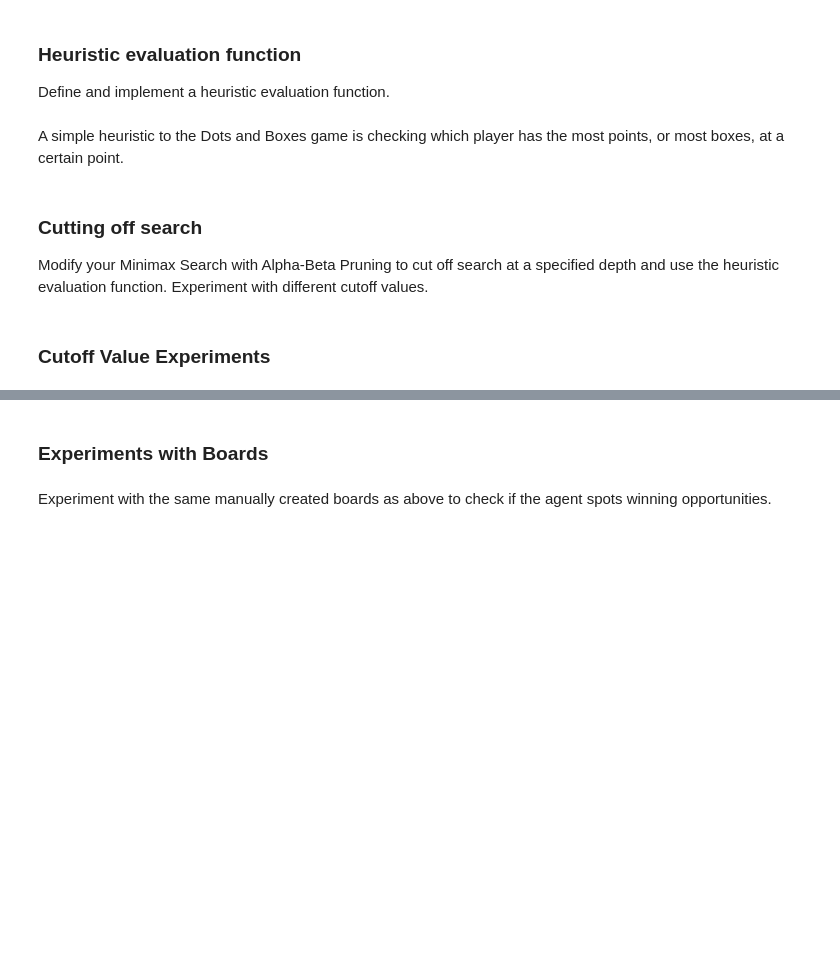
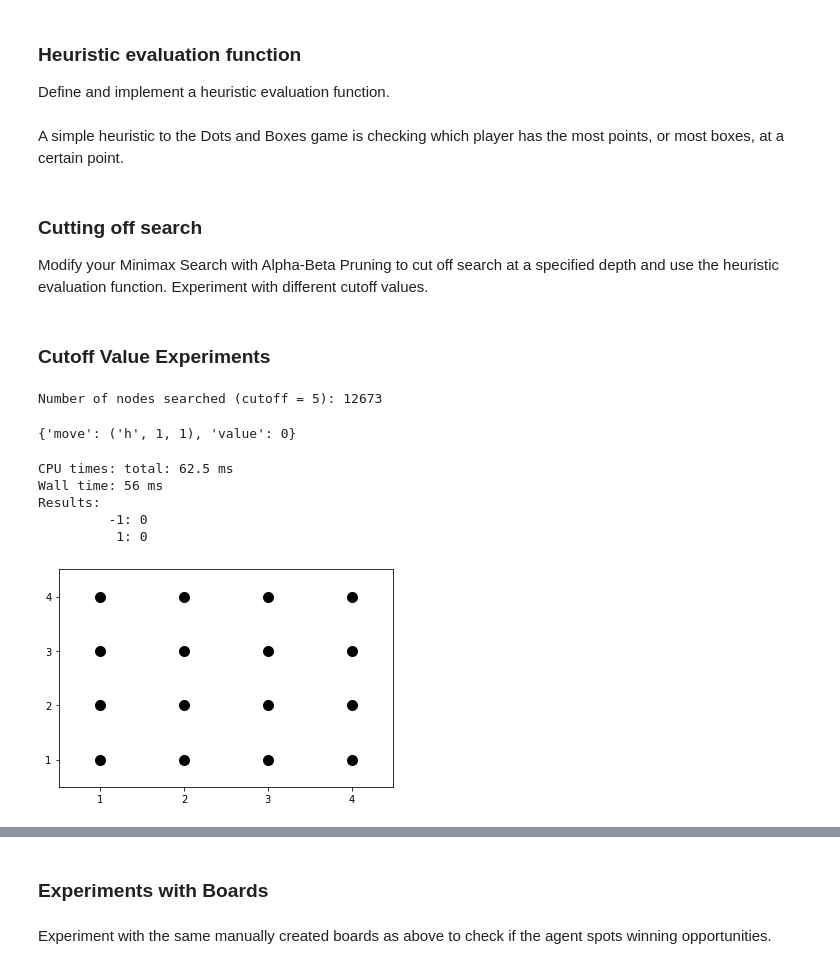
Before and after one commit to diogo-fae/dots-and-boxes, a Jupyter notebook: Attempt2.ipynb, the cells around one changed output, grey strips where cells are left out. Drawn from its saved outputs; the diff is of its cells as text; code cells hidden in the pictures; blank space fills up the shorter version.

Commit message:
Missing Best First Move and Part 1

```diff
--- a/Attempt2.ipynb
+++ b/Attempt2.ipynb
@@ -680,21 +686,23 @@ __Notes:__
 # %% [markdown]
 ### Algorithm
 # %%
-DEBUG = 0
-DEPTH = 0
+DEBUG = 1
+COUNT = 0
 
 def alpha_beta_search(state, player=1):
-    global DEBUG, DEPTH
+    global DEBUG, COUNT
     state = state.copy()
 
     val, move = max_value(state, player, -np.inf, np.inf)
+
+    if DEBUG >= 1: print(f"Number of nodes searched: {COUNT}")
 
     if DEBUG >= 0: return {'move': move, 'value': val}
     else: return move
 
 def max_value(state, player, alpha, beta, prevAction=None):
-    global DEBUG, DEPTH
-    if DEBUG >= 1: print('Depth: ', DEPTH)
+    global DEBUG, COUNT
+    COUNT += 1
 
     # If the state is terminal, return the utility value to the player
     if terminal(state):
@@ -704,7 +712,7 @@ def max_value(state, player, alpha, beta, prevAction=None):
     best_move = None
 
     if closed_box(state, prevAction):
-        if DEBUG >= 2: print_board(state)
+        if DEBUG >= 5: print_board(state)
         v2, action2 = min_value(state, -player, alpha, beta, None)
         if v2 > v:
             v = v2
@@ -715,9 +723,9 @@ def max_value(state, player, alpha, beta, prevAction=None):
         # alpha = max(alpha, v)
     else:
         for action in actions(state):
-            if DEBUG >= 2: print_board(state)
+            if DEBUG >= 4: print_board(state)
             v2, action2 = min_value(result(state, player, action), -player, alpha, beta, action)
-            if DEBUG >= 1: print('Max: ', v2)
+            if DEBUG >= 2: print('Max: ', v2)
             if v2 > v:
                 v = v2
                 best_move = action
@@ -726,13 +734,11 @@ def max_value(state, player, alpha, beta, prevAction=None):
                 return v, best_move
             # alpha = max(alpha, v)
 
-    DEPTH += 1
-
     return v, best_move
 
 def min_value(state, player, alpha, beta, prevAction=None):
-    global DEBUG, DEPTH
-    if DEBUG >= 1: print('Depth: ', DEPTH)
+    global DEBUG, COUNT
+    COUNT += 1
 
     # If the state is terminal, return the utility value to the player
     if terminal(state):
@@ -742,7 +748,7 @@ def min_value(state, player, alpha, beta, prevAction=None):
     best_move = None
 
     if closed_box(state, prevAction):
-        if DEBUG >= 2: print_board(state)
+        if DEBUG >= 5: print_board(state)
         v2, action2 = max_value(state, -player, alpha, beta, None)
         if v2 < v:
                 v = v2
@@ -753,9 +759,9 @@ def min_value(state, player, alpha, beta, prevAction=None):
         # beta = min(beta, v)
     else:
         for action in actions(state):
-            if DEBUG >= 2: print_board(state)
+            if DEBUG >= 4: print_board(state)
             v2, action2 = max_value(result(state, player, action), -player, alpha, beta, action)
-            if DEBUG >= 1: print('Min: ', v2)
+            if DEBUG >= 3: print('Min: ', v2)
             if v2 < v:
                 v = v2
                 best_move = action
@@ -764,8 +770,6 @@ def min_value(state, player, alpha, beta, prevAction=None):
                 return v, best_move
             # beta = min(beta, v)
 
-    DEPTH += 1
-
     return v, best_move
 # %% [markdown]
 ### Experiments with Boards
@@ -1362,7 +1368,7 @@ Modify your Minimax Search with Alpha-Beta Pruning to cut off search at a specif
 # %%
 import numpy as np
 
-DEBUG = -1
+DEBUG = 1
 DEPTH = 0
 
 def alpha_beta_cutoff(state, player=1, cutoff=None):
@@ -1446,0 +1455,12 @@ def min_value_co(state, player, alpha, beta, depth, cutoff, prevAction=None):
+# %%
+%time display(alpha_beta_cutoff(empty4(), cutoff=5))
+print_board(empty4())
+# %% [output]
+Number of nodes searched (cutoff = 5): 12673
+{'move': ('h', 1, 1), 'value': 0}
+CPU times: total: 62.5 ms
+Wall time: 56 ms
+Results:
+         -1: 0
+          1: 0
+[figure, added]
```
Also changed, not shown: parts of 12 cells of this notebook.
